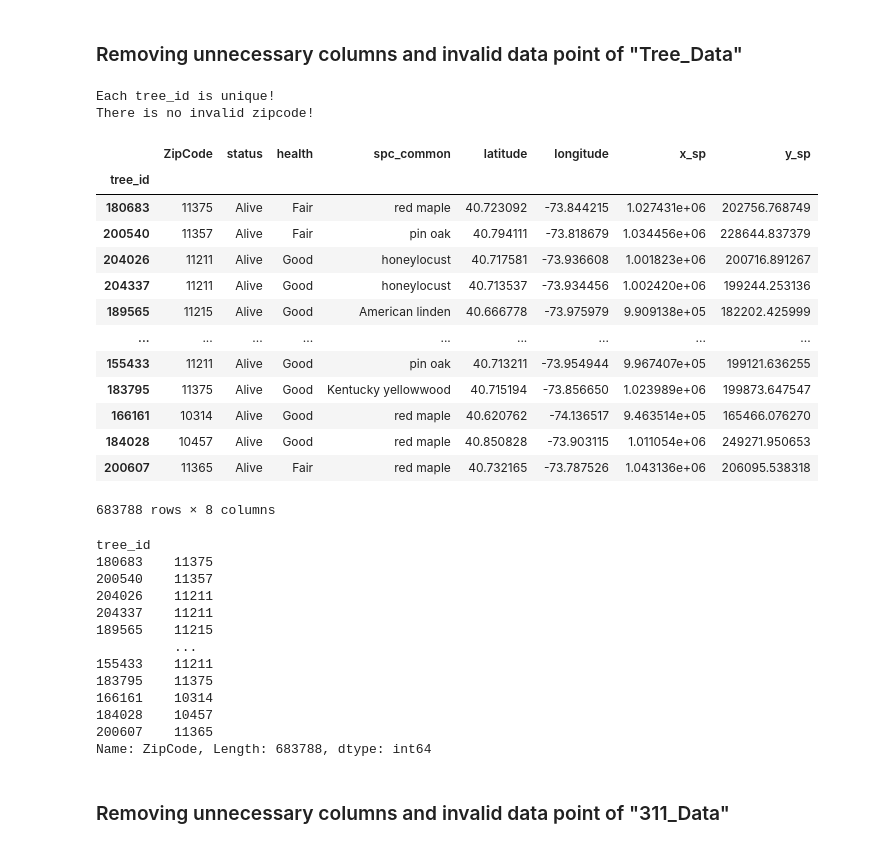
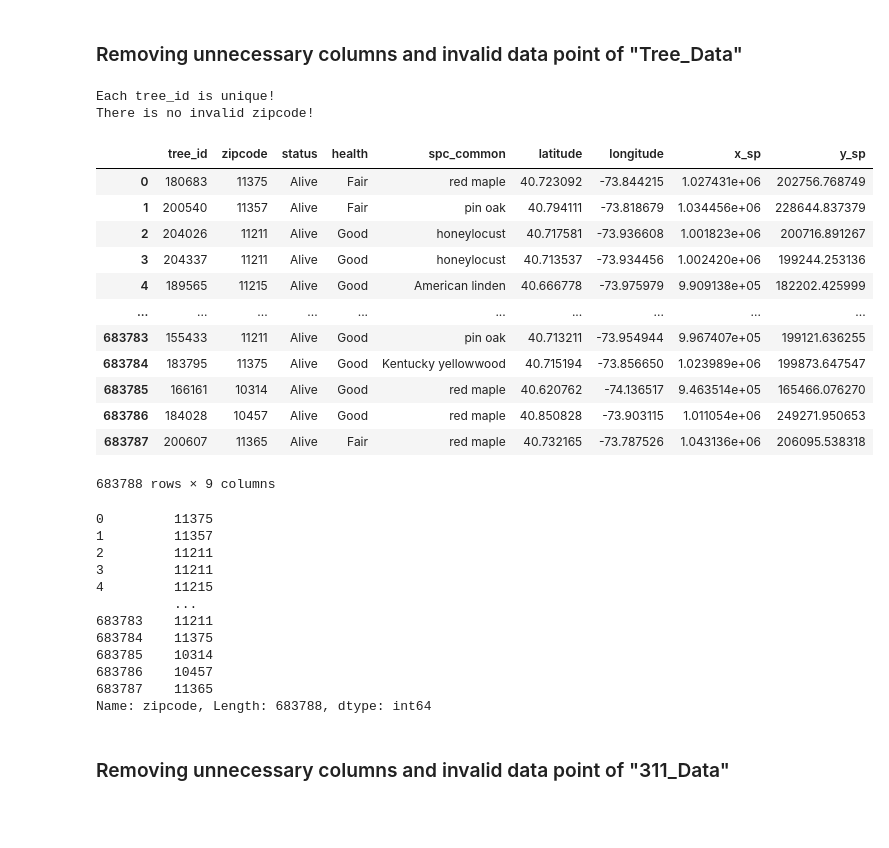
Before and after one commit to llllllllvy/4501_project, a Jupyter notebook: Project.ipynb, the cells around one changed output. Drawn from its saved outputs; the diff is of its cells as text; code cells hidden in the pictures; blank space fills up the shorter version.

```diff
--- a/Project.ipynb
+++ b/Project.ipynb
@@ -208,54 +219,53 @@ gdf_epsg
 # %%
 treedf = pd.read_csv('/Users/yoyo/Desktop/4501/Project/data/dataTree.csv')
 keepco =["tree_id","zipcode","status","health","spc_common","latitude","longitude","x_sp","y_sp"]
 treedf = treedf[keepco]
 treedf.columns = ["tree_id","ZipCode","status","health","spc_common","latitude","longitude","x_sp","y_sp"]
-treedf = treedf.set_index('tree_id')
+treedf = treedf.rename(columns = {'ZipCode':'zipcode'})
+# treedf = treedf.set_index('tree_id')
 
-if len(treedf.index) == len(set(treedf.index)) and not any(treedf['ZipCode'].isnull()):
+if len(treedf.index) == len(set(treedf.index)) and not any(treedf['zipcode'].isnull()):
     print("Each tree_id is unique!")
     print("There is no invalid zipcode!")
     ftreedf = treedf
 else:
     print("Something is wrong!")
     ftreedf = "need renew"
 
 ftreedf
 
 # checkcheck()
 # treedf
 # treedf[treedf.isnull().any(axis=1)]
 # any(treedf.isnull())
 # %% [output]
 Each tree_id is unique!
 There is no invalid zipcode!
-|  | ZipCode | status | health | spc_common | latitude | longitude | x_sp | y_sp |
-| tree_id |  |  |  |  |  |  |  |  |
-| 180683 | 11375 | Alive | Fair | red maple | 40.723092 | -73.844215 | 1.027431e+06 | 202756.768749 |
-| 200540 | 11357 | Alive | Fair | pin oak | 40.794111 | -73.818679 | 1.034456e+06 | 228644.837379 |
-| 204026 | 11211 | Alive | Good | honeylocust | 40.717581 | -73.936608 | 1.001823e+06 | 200716.891267 |
-| 204337 | 11211 | Alive | Good | honeylocust | 40.713537 | -73.934456 | 1.002420e+06 | 199244.253136 |
-| 189565 | 11215 | Alive | Good | American linden | 40.666778 | -73.975979 | 9.909138e+05 | 182202.425999 |
-| ... | ... | ... | ... | ... | ... | ... | ... | ... |
-| 155433 | 11211 | Alive | Good | pin oak | 40.713211 | -73.954944 | 9.967407e+05 | 199121.636255 |
-| 183795 | 11375 | Alive | Good | Kentucky yellowwood | 40.715194 | -73.856650 | 1.023989e+06 | 199873.647547 |
-| 166161 | 10314 | Alive | Good | red maple | 40.620762 | -74.136517 | 9.463514e+05 | 165466.076270 |
-| 184028 | 10457 | Alive | Good | red maple | 40.850828 | -73.903115 | 1.011054e+06 | 249271.950653 |
-| 200607 | 11365 | Alive | Fair | red maple | 40.732165 | -73.787526 | 1.043136e+06 | 206095.538318 |
+|  | tree_id | zipcode | status | health | spc_common | latitude | longitude | x_sp | y_sp |
+| 0 | 180683 | 11375 | Alive | Fair | red maple | 40.723092 | -73.844215 | 1.027431e+06 | 202756.768749 |
+| 1 | 200540 | 11357 | Alive | Fair | pin oak | 40.794111 | -73.818679 | 1.034456e+06 | 228644.837379 |
+| 2 | 204026 | 11211 | Alive | Good | honeylocust | 40.717581 | -73.936608 | 1.001823e+06 | 200716.891267 |
+| 3 | 204337 | 11211 | Alive | Good | honeylocust | 40.713537 | -73.934456 | 1.002420e+06 | 199244.253136 |
+| 4 | 189565 | 11215 | Alive | Good | American linden | 40.666778 | -73.975979 | 9.909138e+05 | 182202.425999 |
+| ... | ... | ... | ... | ... | ... | ... | ... | ... | ... |
+| 683783 | 155433 | 11211 | Alive | Good | pin oak | 40.713211 | -73.954944 | 9.967407e+05 | 199121.636255 |
+| 683784 | 183795 | 11375 | Alive | Good | Kentucky yellowwood | 40.715194 | -73.856650 | 1.023989e+06 | 199873.647547 |
+| 683785 | 166161 | 10314 | Alive | Good | red maple | 40.620762 | -74.136517 | 9.463514e+05 | 165466.076270 |
+| 683786 | 184028 | 10457 | Alive | Good | red maple | 40.850828 | -73.903115 | 1.011054e+06 | 249271.950653 |
+| 683787 | 200607 | 11365 | Alive | Fair | red maple | 40.732165 | -73.787526 | 1.043136e+06 | 206095.538318 |
-683788 rows × 8 columns
+683788 rows × 9 columns
 # %%
-ftreedf.ZipCode
+ftreedf.zipcode
 # %% [output]
-tree_id
-180683    11375
-200540    11357
-204026    11211
-204337    11211
-189565    11215
+0         11375
+1         11357
+2         11211
+3         11211
+4         11215
           ...
-155433    11211
-183795    11375
-166161    10314
-184028    10457
-200607    11365
-Name: ZipCode, Length: 683788, dtype: int64
+683783    11211
+683784    11375
+683785    10314
+683786    10457
+683787    11365
+Name: zipcode, Length: 683788, dtype: int64
```
Also changed, not shown: parts of 46 cells of this notebook.
